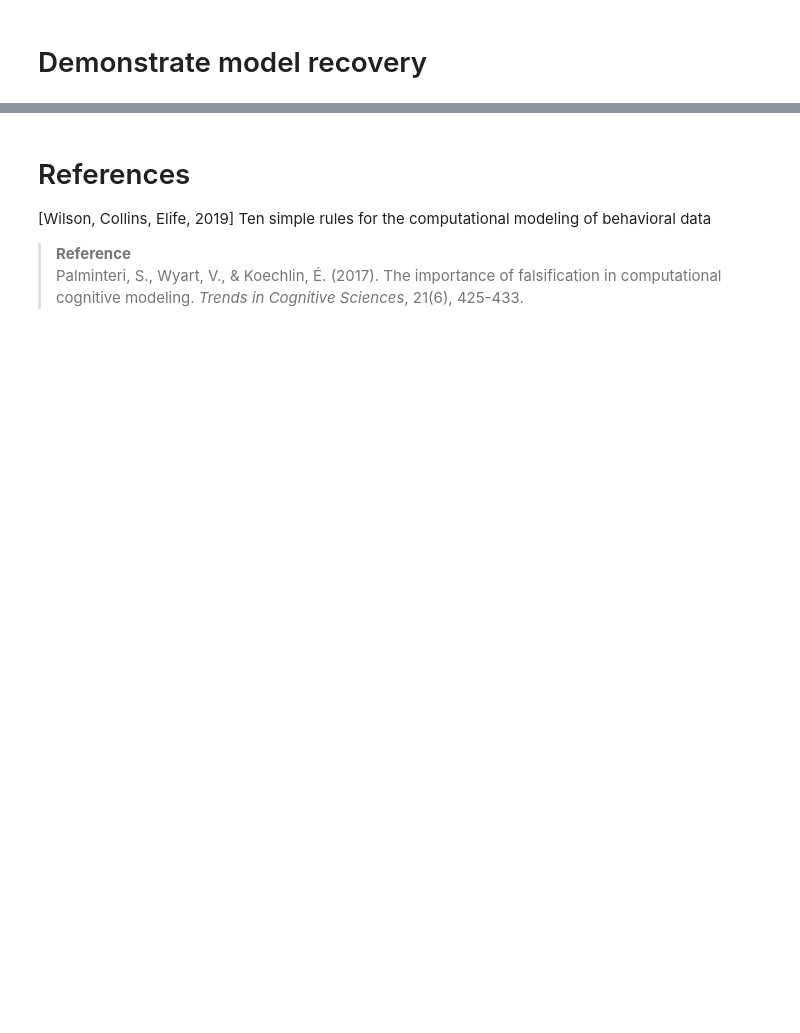
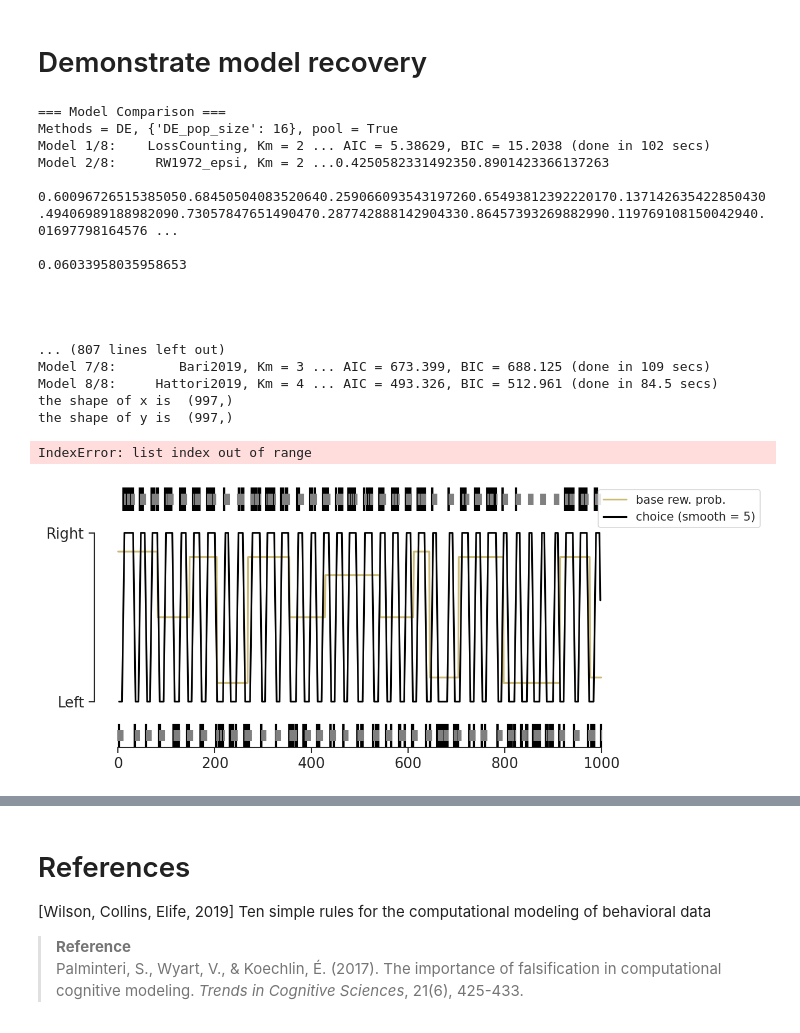
Before and after one commit to AllenSWDB/SWDB_2025_Dynamical_Systems, a Jupyter notebook: code/test_shuchen.ipynb, the cells around one changed output, grey strips where cells are left out. Saved outputs shown, nothing was run; the diff lists cells and outputs as text; code cells hidden in the pictures; blank space fills up the shorter version.

```diff
--- a/code/test_shuchen.ipynb
+++ b/code/test_shuchen.ipynb
@@ -696,2 +723,28 @@ compute_LL_surface(forager, para_names, para_bounds, para_scales = para_scales,
 # %% [markdown]
 # Demonstrate model recovery
+# %%
+choice_history, reward_history, p_reward = generate_fake_data('LossCounting', ['loss_count_threshold_mean','loss_count_threshold_std'], [10,0])
+model_comparison = BanditModelComparison(choice_history, reward_history, p_reward, models = [1,2,3,4,5,6,7,8])
+model_comparison.fit(pool = pool, plot_predictive=[1,2,3])  # Plot predictive traces for the 1st, 2nd, and 3rd models
+model_comparison.show()
+model_comparison.plot()
+# %% [output]
+=== Model Comparison ===
+Methods = DE, {'DE_pop_size': 16}, pool = True
+Model 1/8:    LossCounting, Km = 2 ... AIC = 5.38629, BIC = 15.2038 (done in 102 secs)
+Model 2/8:     RW1972_epsi, Km = 2 ...0.4250582331492350.8901423366137263
+
+0.60096726515385050.68450504083520640.259066093543197260.65493812392220170.137142635422850430.49406989188982090.73057847651490470.287742888142904330.86457393269882990.119769108150042940.01697798164576 ...
+
+0.06033958035958653
+
+
+
+
+... (807 lines left out)
+Model 7/8:        Bari2019, Km = 3 ... AIC = 673.399, BIC = 688.125 (done in 109 secs)
+Model 8/8:     Hattori2019, Km = 4 ... AIC = 493.326, BIC = 512.961 (done in 84.5 secs)
+the shape of x is  (997,)
+the shape of y is  (997,)
+IndexError: list index out of range
+[figure, added]
```
Also changed, not shown: parts of 16 cells of this notebook, 1 other file.
